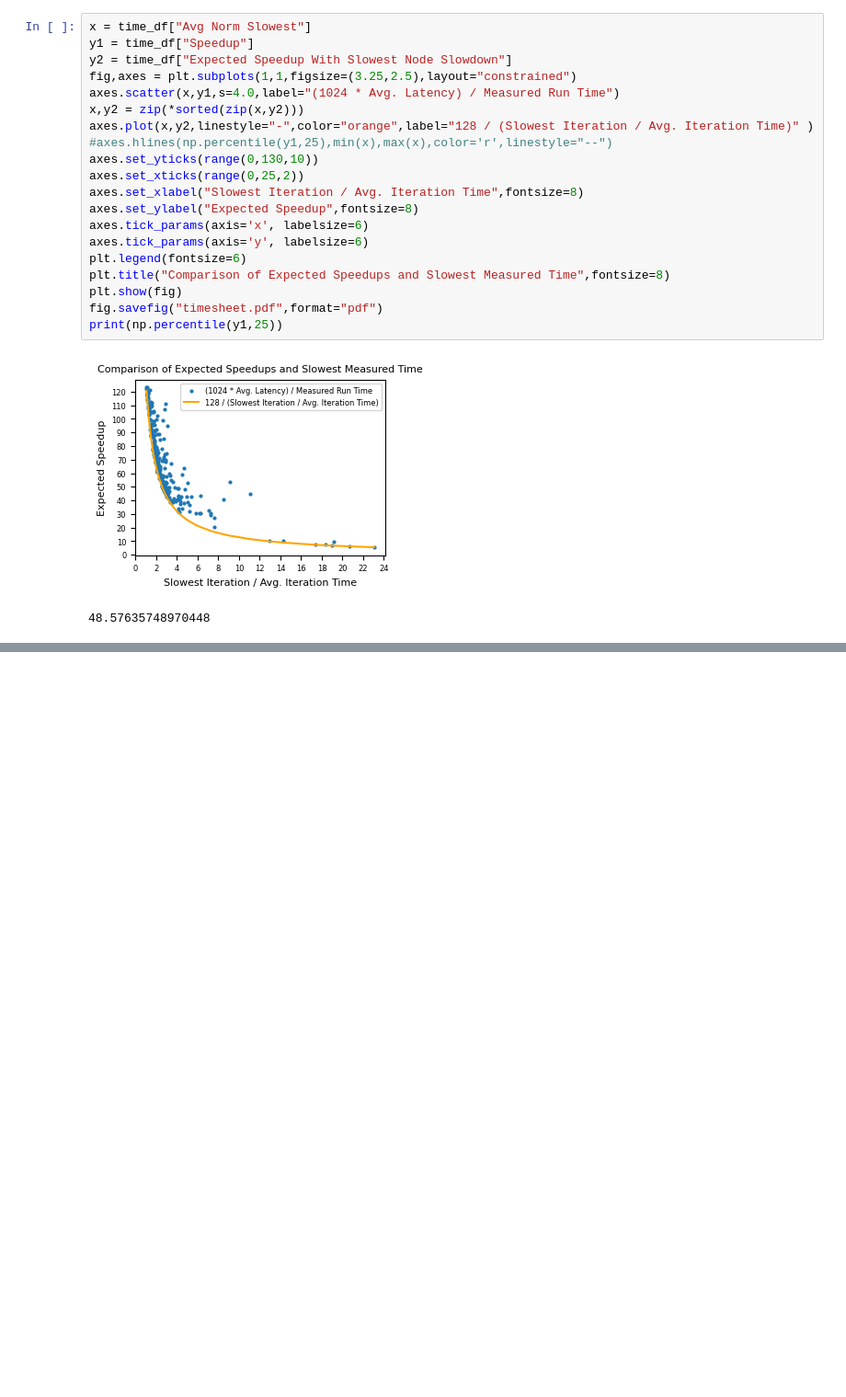
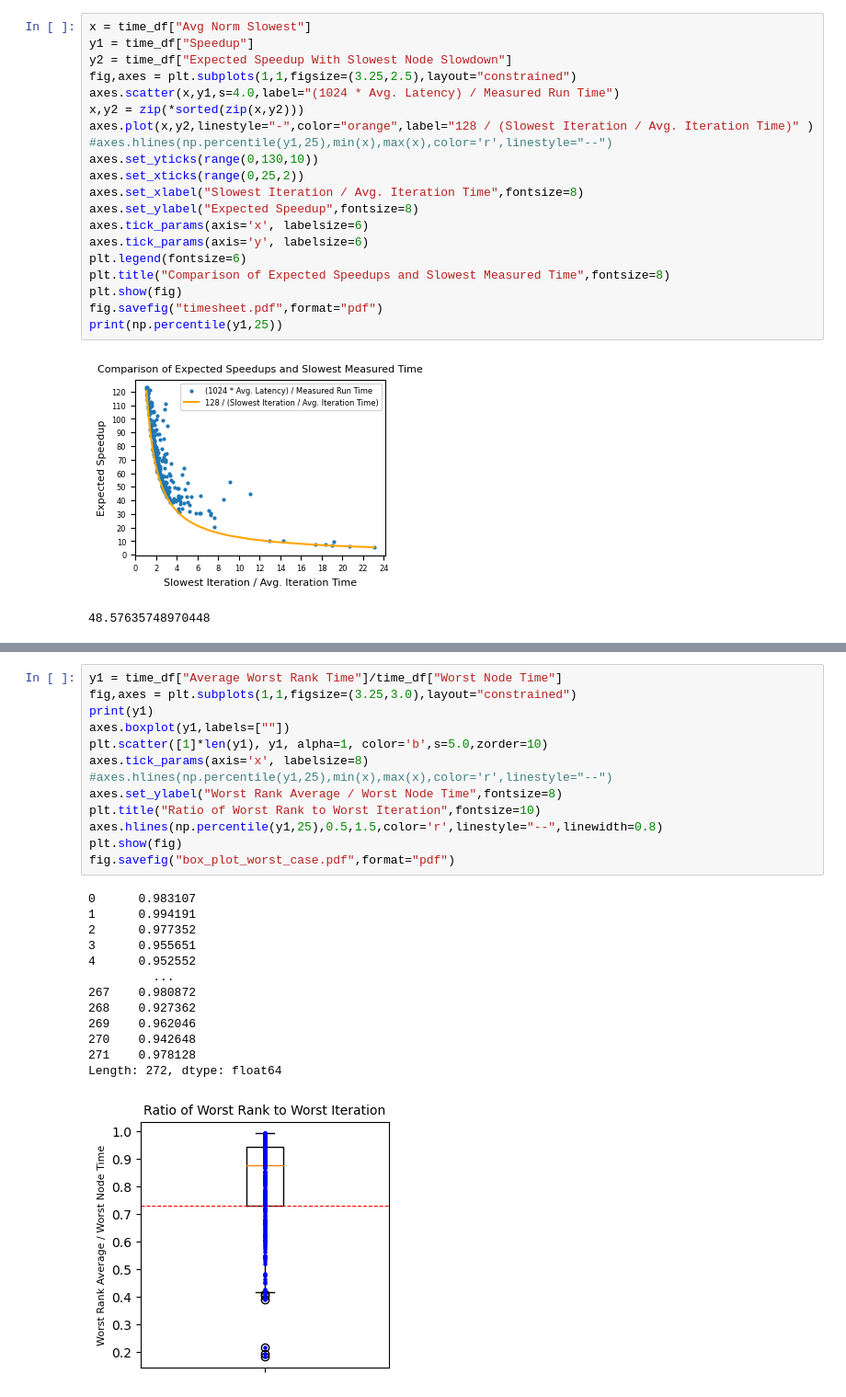
Before and after one commit to dna-storage/framed, a Jupyter notebook: notebooks/time_sheet.ipynb, the cells around one changed output, grey strips where cells are left out. Shown at 92% size. Cells and saved outputs as stored; diff of their text form; blank space fills up the shorter version.

```diff
--- a/notebooks/time_sheet.ipynb
+++ b/notebooks/time_sheet.ipynb
@@ -78,0 +121,27 @@ fig.savefig("outlier.pdf",format="pdf")
+# %%
+y1 = time_df["Average Worst Rank Time"]/time_df["Worst Node Time"]
+fig,axes = plt.subplots(1,1,figsize=(3.25,3.0),layout="constrained")
+print(y1)
+axes.boxplot(y1,labels=[""])
+plt.scatter([1]*len(y1), y1, alpha=1, color='b',s=5.0,zorder=10)
+axes.tick_params(axis='x', labelsize=8)
+#axes.hlines(np.percentile(y1,25),min(x),max(x),color='r',linestyle="--")
+axes.set_ylabel("Worst Rank Average / Worst Node Time",fontsize=8)
+plt.title("Ratio of Worst Rank to Worst Iteration",fontsize=10)
+axes.hlines(np.percentile(y1,25),0.5,1.5,color='r',linestyle="--",linewidth=0.8)
+plt.show(fig)
+fig.savefig("box_plot_worst_case.pdf",format="pdf")
+# %% [output]
+0      0.983107
+1      0.994191
+2      0.977352
+3      0.955651
+4      0.952552
+         ...
+267    0.980872
+268    0.927362
+269    0.962046
+270    0.942648
+271    0.978128
+Length: 272, dtype: float64
+[figure, added]
```
Also changed, not shown: parts of 6 cells of this notebook, 1 other file.
